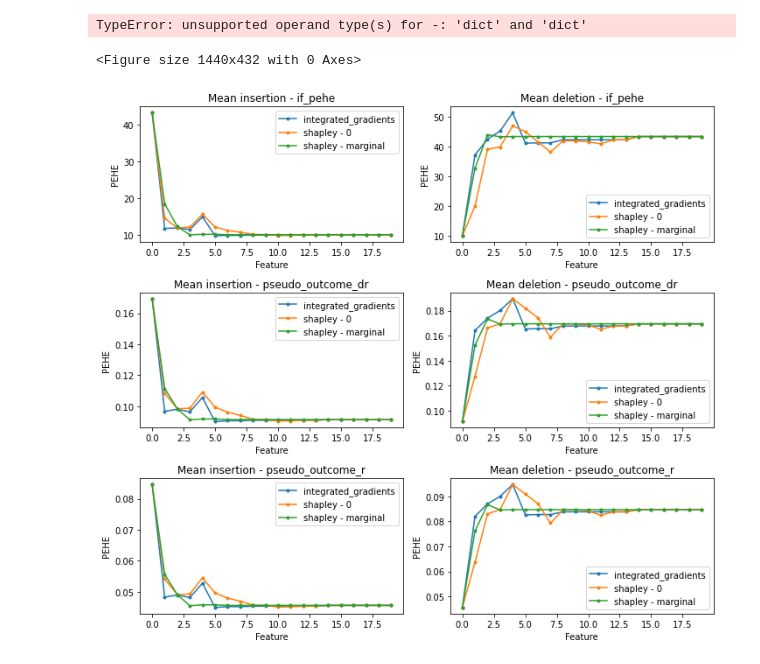
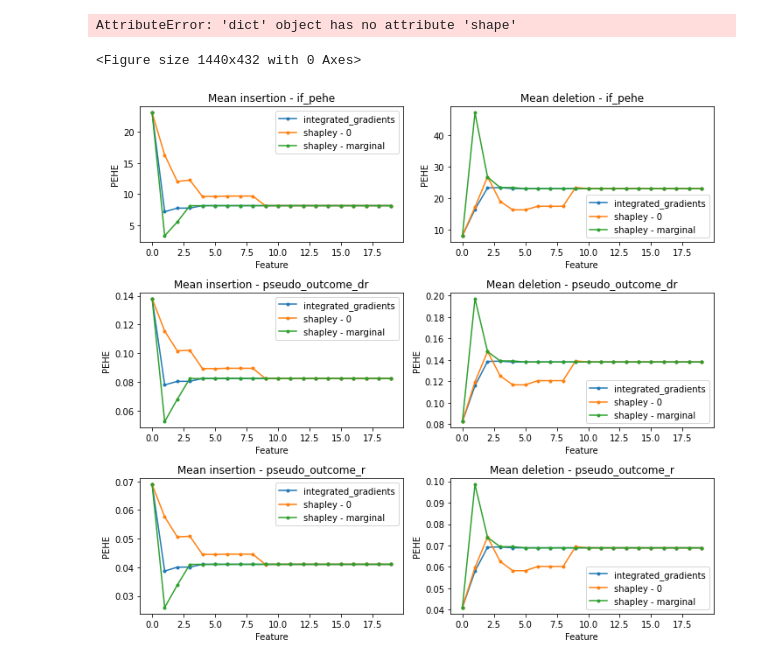
Before and after one commit to q8888620002/LIFT-XAI, a Jupyter notebook: notebooks/insertion_deletion_cate.ipynb, the cells around one changed output. Saved outputs shown, nothing was run; the diff lists cells and outputs as text; code cells hidden in the pictures.

Commit message:
fixed insertion & deletion with full rank indices

```diff
--- a/notebooks/insertion_deletion_cate.ipynb
+++ b/notebooks/insertion_deletion_cate.ipynb
@@ -19,13 +15,16 @@ explainers = [
     "shapley_value_sampling",
     # "naive_shap"
 ]
+file_path = f"../results/responder/insertion_deletion_xlearner_1.pkl"
+results = pkl.load(open(file_path,'rb'))
 
 plt.figure(figsize=(20,6))
 
+
 for exp_index, exp in enumerate(explainers):
 
-    insertion_results = normalize_data(results[exp_index][2])
-    deletion_results = normalize_data(results[exp_index][3])
+    insertion_results = (results[exp_index][2])
+    deletion_results = (results[exp_index][3])
 
     features_num = insertion_results.shape[0]
     plt.subplot(1,2,1)
@@ -39,7 +38,7 @@ for exp_index, exp in enumerate(explainers):
 
 plt.legend(bbox_to_anchor=(1.5, 1), prop={'size': 15 })
 # %% [output]
-TypeError: unsupported operand type(s) for -: 'dict' and 'dict'
+AttributeError: 'dict' object has no attribute 'shape'
 <Figure size 1440x432 with 0 Axes>
 # %%
 explainers = [
@@ -59,7 +58,7 @@ insertion_results_all = {exp: {sel: [] for sel in selection_types} for exp in ex
 deletion_results_all = {exp: {sel: [] for sel in selection_types} for exp in explainers}
 
 # Loop over the different files
-for file_num in range(10):  # assuming there are 5 files, from 0 to 4
+for file_num in range(0,1):  # assuming there are 5 files, from 0 to 4
 
     if file_num not in [1]:
 
@@ -93,31 +92,31 @@ for i, selection_type in enumerate(selection_types):
 
         features_num = len(insertion_results_mean)
 
         axs[i, 0].plot([j for j in range(features_num)],
                  insertion_results_mean,
                  '-o',
                  markersize=3,
                  label=f'{label}')
 
         axs[i, 0].set_title(f"Mean insertion - {selection_type}")
         axs[i, 0].set_xlabel('Feature')
         axs[i, 0].set_ylabel('PEHE')
 
         axs[i, 1].plot([j for j in range(features_num)],
                  deletion_results_mean,
                  '-o',
                  markersize=3,
                  label=f'{label}')
 
 
         axs[i, 1].set_title(f"Mean deletion - {selection_type}")
         axs[i, 1].set_xlabel('Feature')
         axs[i, 1].set_ylabel('PEHE')
 
         axs[i, 0].legend(loc='upper right')
         axs[i, 1].legend(loc='lower right')
 
 plt.tight_layout()
 plt.show()
 # %% [output]
-[figure, old version]
+[figure, new version]
```
Also changed, not shown: parts of 2 cells of this notebook, 10 other files.
